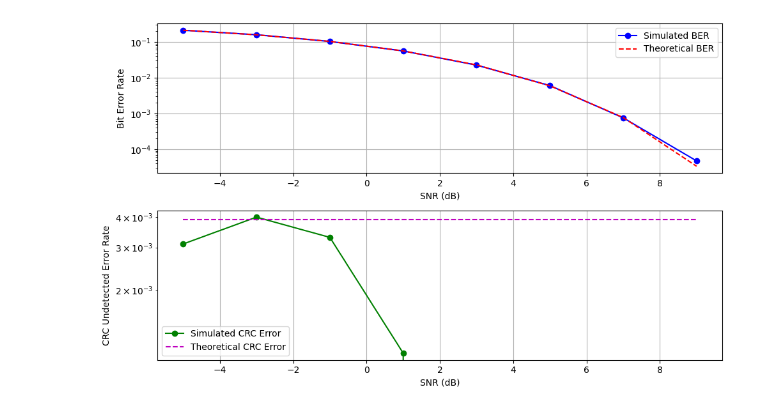
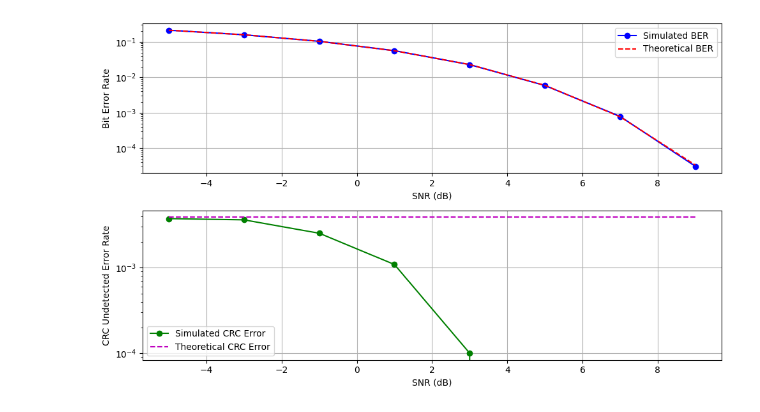
Before and after one commit to L0rdLizard/BurkovLastGame, a Jupyter notebook: dopusk1.ipynb, the cells around one changed output. Drawn from its saved outputs; the diff is of its cells as text; code cells hidden in the pictures.

```diff
--- a/dopusk1.ipynb
+++ b/dopusk1.ipynb
@@ -7,7 +7,7 @@ from scipy.special import erfc
 l = 32  # длина данных
 r = 8   # длина CRC
 crc_poly = [1, 0, 0, 0, 0, 0, 1, 1, 1]  # Пример полинома CRC-8 (0x07 в шестнадцатеричном формате)
-N = 10000  # количество пакетов
+N = 100000  # количество пакетов
 SNR_dBs = np.arange(-5, 11, 2)  # значения SNR в дБ
 
 def compute_crc(data_bits, poly):
@@ -114,31 +114,31 @@ for snr_db in SNR_dBs:
     ber_estimates.append(error_bits / total_bits)
     crc_error_estimates.append(crc_undetected / N)
     # Теоретическая BER
     snr_linear = 10 ** (snr_db / 10)
     theoretical_ber.append(0.5 * erfc(np.sqrt(snr_linear)))
 
 # Построение графиков
 plt.figure(figsize=(10, 6))
 
 # График BER
 plt.subplot(2, 1, 1)
 plt.semilogy(SNR_dBs, ber_estimates, 'bo-', label='Simulated BER')
 plt.semilogy(SNR_dBs, theoretical_ber, 'r--', label='Theoretical BER')
 plt.xlabel('SNR (dB)')
 plt.ylabel('Bit Error Rate')
 plt.grid(True)
 plt.legend()
 
 # График ошибок CRC
 plt.subplot(2, 1, 2)
 plt.semilogy(SNR_dBs, crc_error_estimates, 'go-', label='Simulated CRC Error')
 plt.semilogy(SNR_dBs, [theoretical_crc_error]*len(SNR_dBs), 'm--', label='Theoretical CRC Error')
 plt.xlabel('SNR (dB)')
 plt.ylabel('CRC Undetected Error Rate')
 plt.grid(True)
 plt.legend()
 
 plt.tight_layout()
 plt.show()
 # %% [output]
-[figure, old version]
+[figure, new version]
```
Also changed, not shown: parts of 1 cell of this notebook.
